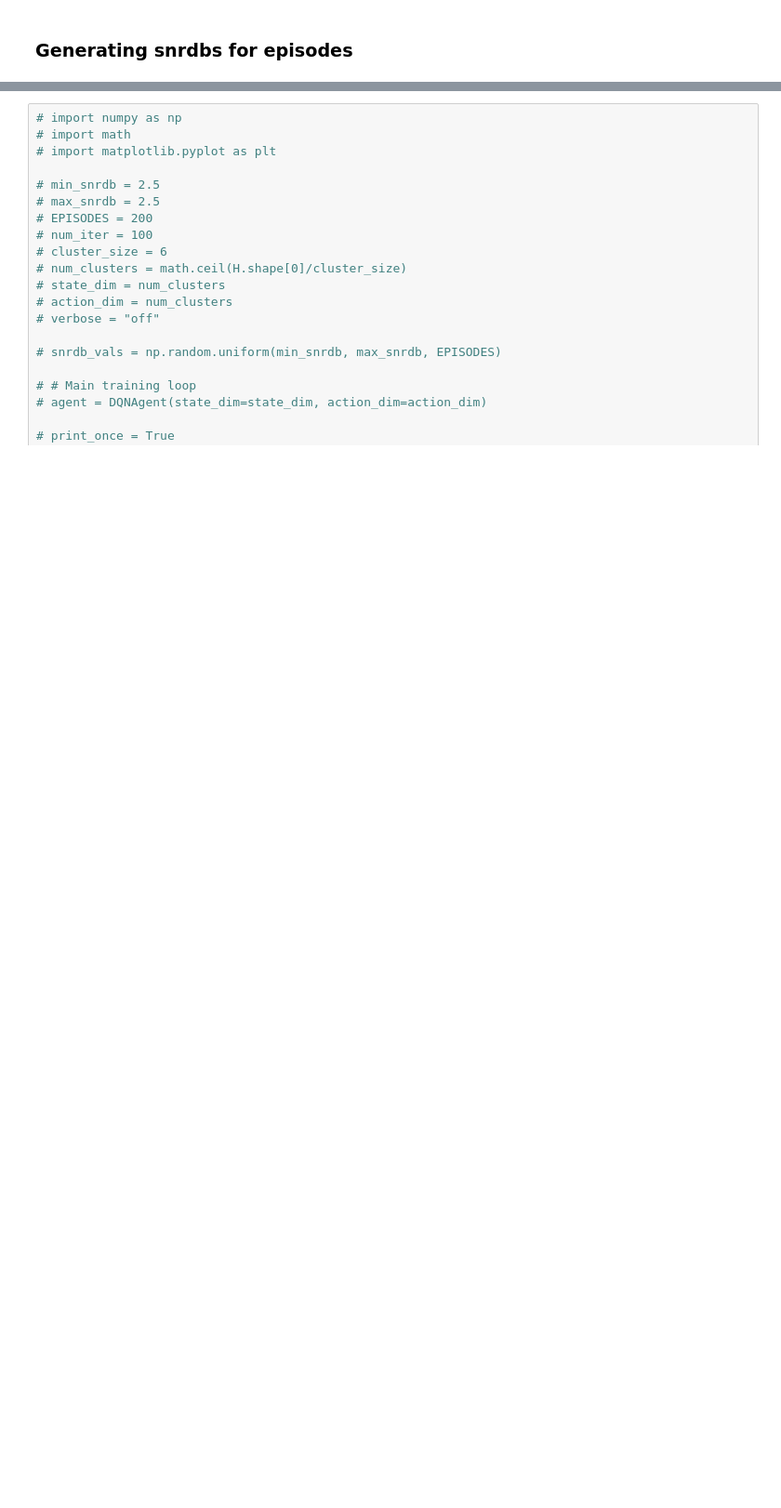
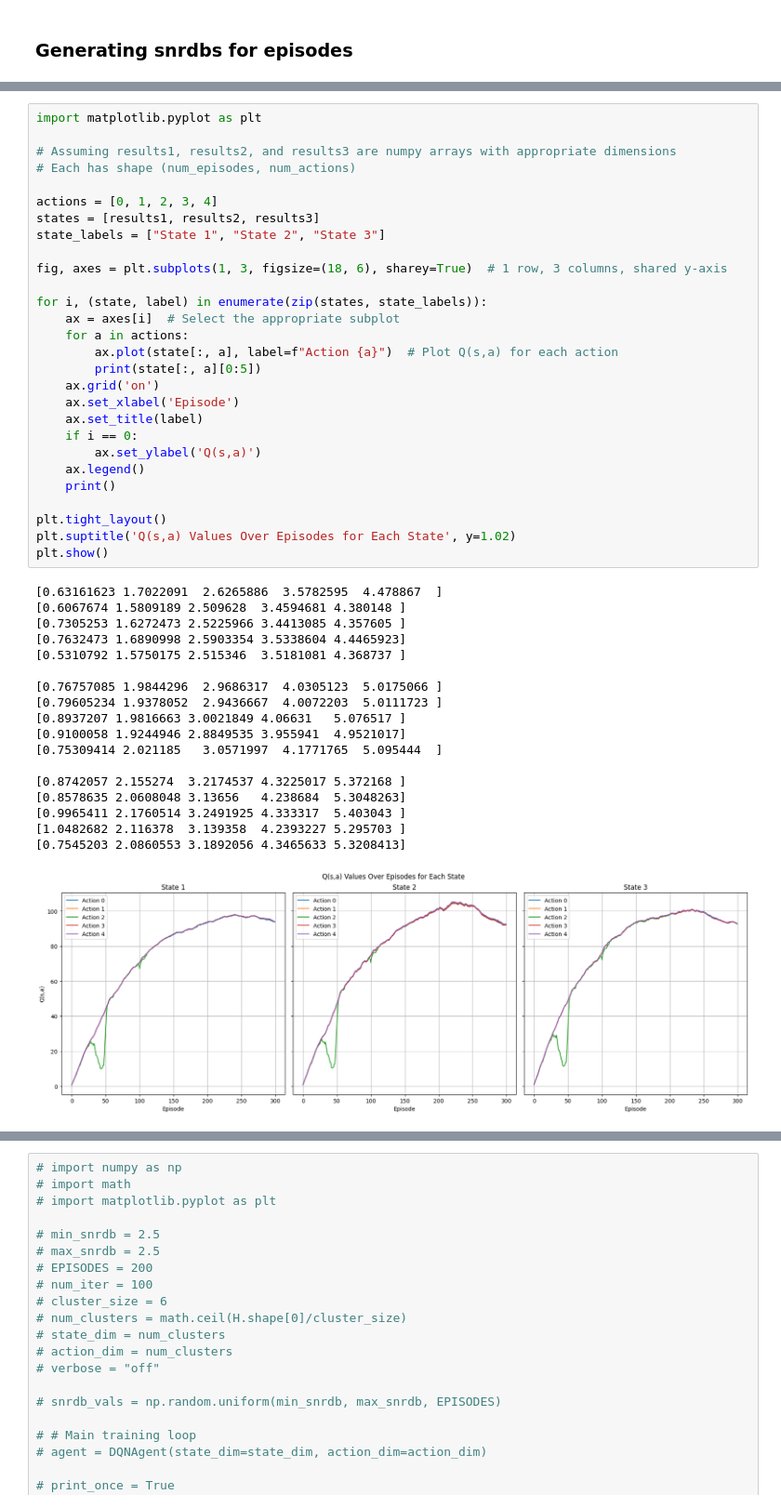
Before and after one commit to MrTejas/LDPC-Decoder, a Jupyter notebook: DQN_test.ipynb, the cells around one changed output, grey strips where cells are left out. Shown at 93% size. Cells and saved outputs as stored; diff of their text form; blank space fills up the shorter version.

```diff
--- a/DQN_test.ipynb
+++ b/DQN_test.ipynb
@@ -662,0 +788,47 @@ plt.show()
+# %%
+import matplotlib.pyplot as plt
+
+# Assuming results1, results2, and results3 are numpy arrays with appropriate dimensions
+# Each has shape (num_episodes, num_actions)
+
+actions = [0, 1, 2, 3, 4]
+states = [results1, results2, results3]
+state_labels = ["State 1", "State 2", "State 3"]
+
+fig, axes = plt.subplots(1, 3, figsize=(18, 6), sharey=True)  # 1 row, 3 columns, shared y-axis
+
+for i, (state, label) in enumerate(zip(states, state_labels)):
+    ax = axes[i]  # Select the appropriate subplot
+    for a in actions:
+        ax.plot(state[:, a], label=f"Action {a}")  # Plot Q(s,a) for each action
+        print(state[:, a][0:5])
+    ax.grid('on')
+    ax.set_xlabel('Episode')
+    ax.set_title(label)
+    if i == 0:
+        ax.set_ylabel('Q(s,a)')
+    ax.legend()
+    print()
+
+plt.tight_layout()
+plt.suptitle('Q(s,a) Values Over Episodes for Each State', y=1.02)
+plt.show()
+# %% [output]
+[0.63161623 1.7022091  2.6265886  3.5782595  4.478867  ]
+[0.6067674 1.5809189 2.509628  3.4594681 4.380148 ]
+[0.7305253 1.6272473 2.5225966 3.4413085 4.357605 ]
+[0.7632473 1.6890998 2.5903354 3.5338604 4.4465923]
+[0.5310792 1.5750175 2.515346  3.5181081 4.368737 ]
+
+[0.76757085 1.9844296  2.9686317  4.0305123  5.0175066 ]
+[0.79605234 1.9378052  2.9436667  4.0072203  5.0111723 ]
+[0.8937207 1.9816663 3.0021849 4.06631   5.076517 ]
+[0.9100058 1.9244946 2.8849535 3.955941  4.9521017]
+[0.75309414 2.021185   3.0571997  4.1771765  5.095444  ]
+
+[0.8742057 2.155274  3.2174537 4.3225017 5.372168 ]
+[0.8578635 2.0608048 3.13656   4.238684  5.3048263]
+[0.9965411 2.1760514 3.2491925 4.333317  5.403043 ]
+[1.0482682 2.116378  3.139358  4.2393227 5.295703 ]
+[0.7545203 2.0860553 3.1892056 4.3465633 5.3208413]
+[figure, added]
```
Also changed, not shown: parts of 15 cells of this notebook, 16 other files.
